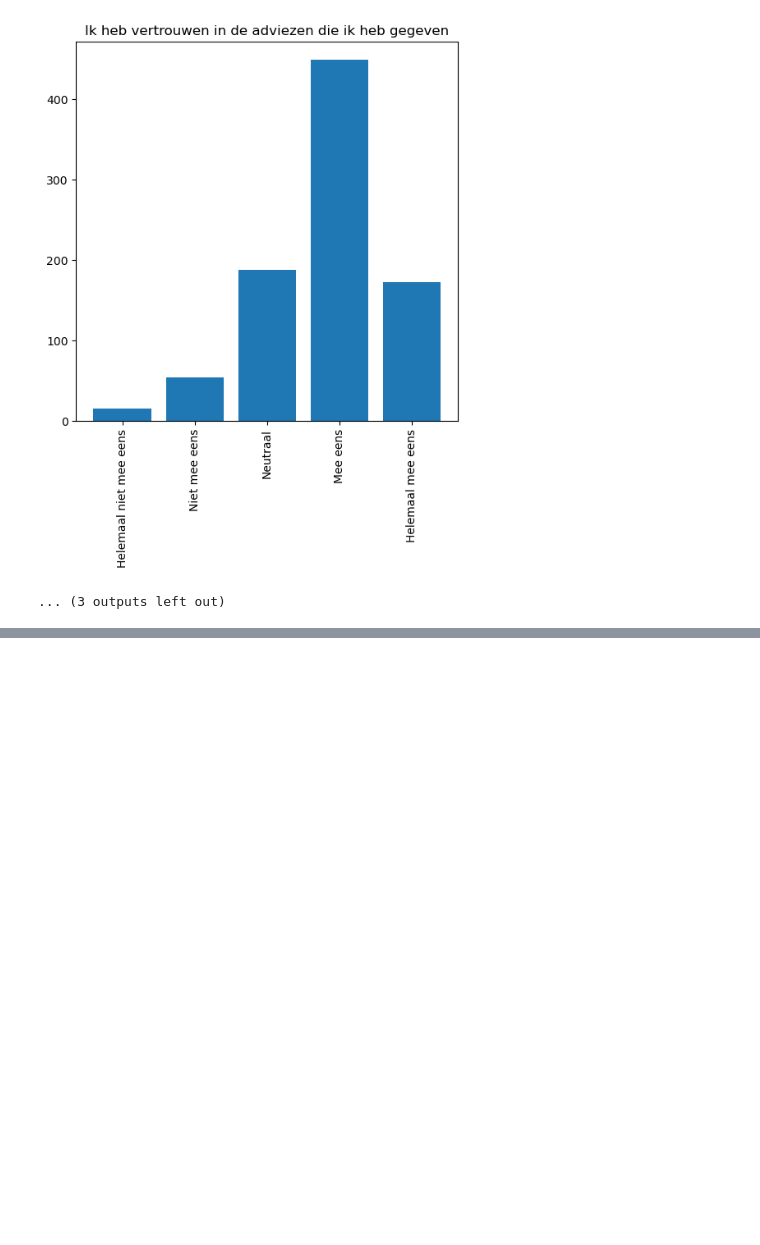
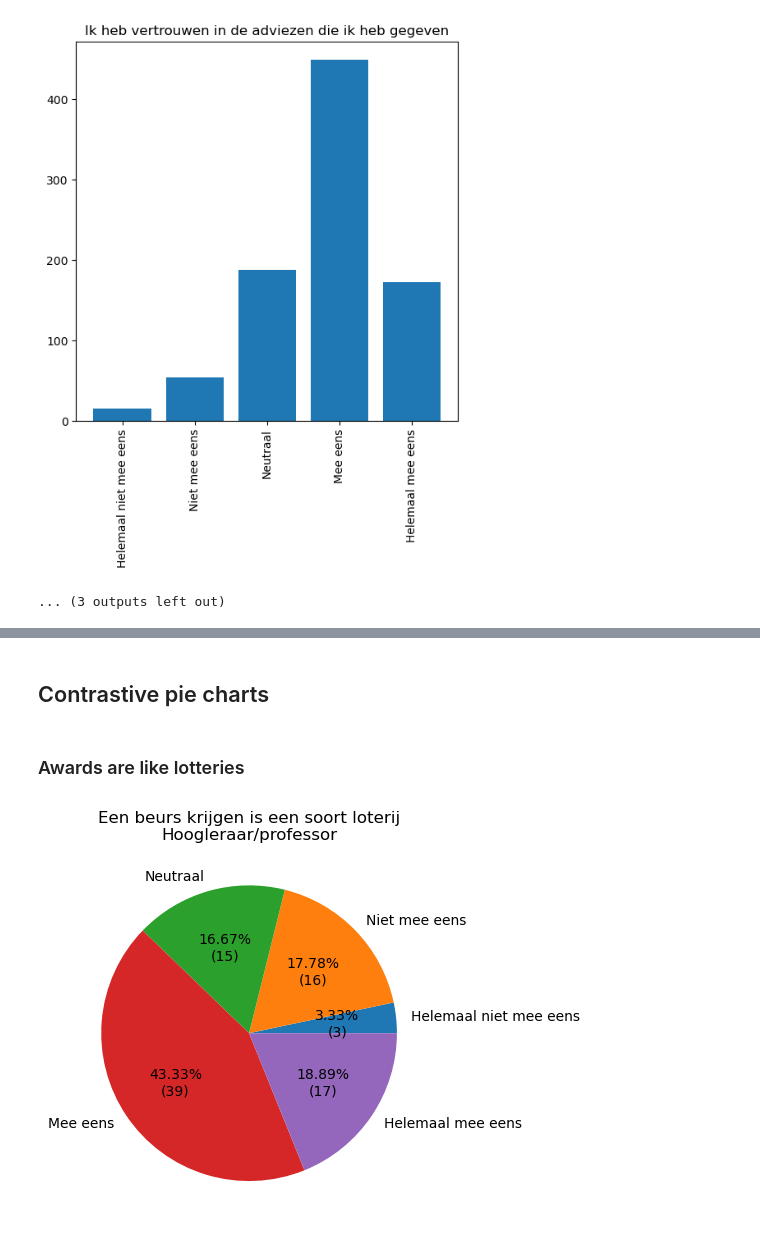
Before and after one commit to DeJongeAkademie/FundingConsultation2022, a Jupyter notebook: python/visualizations/Distribution visualization charts.ipynb, the cells around one changed output, grey strips where cells are left out. Cells and saved outputs as stored; diff of their text form; code cells hidden in the pictures; blank space fills up the shorter version.

```diff
--- a/python/visualizations/Distribution visualization charts.ipynb
+++ b/python/visualizations/Distribution visualization charts.ipynb
@@ -66,6 +73,21 @@ def format_autopct(values):
         val = int(round(pct*total/100.0))
         return '{p:.2f}%\n({v:d})'.format(p=pct,v=val)
     return autopct_formatted
+# %%
+def create_pie_chart(data_frame, variable_labels, index_interpretations, column_name, column_of_interest = '', category_of_interest = '', save_folder = '', prefix = ''):
+    if len(column_of_interest) > 0:
+        data_frame = data_frame.loc[data_frame[column_of_interest]==category_of_interest]
+
+    (labels, values, column_interpretation) = \
+      get_plotting_data(data_frame, variable_labels, index_interpretations, column_name)
+
+    plt.figure()
+    plt.pie(values, labels=labels, autopct = format_autopct(values))
+
+    if len(column_of_interest) > 0:
+        finalize_figure(category_of_interest, save_folder, column_interpretation, '%s-%s' % (column_name, category_of_interest))
+    else:
+        finalize_figure(column_interpretation, save_folder, prefix, column_name)
 # %%
 def create_bar_chart(data_frame, variable_labels, index_interpretations, column_name, save_folder = '', prefix = ''):
     (labels, values, column_interpretation) = \
@@ -163,2 +199,10 @@ for question_category in nested_questions:
 # %%
 plt.close("all")
+# %% [markdown]
+## Contrastive pie charts
+# %% [markdown]
+### Awards are like lotteries
+# %%
+create_pie_chart(consultation_data, variable_labels, index_interpretations, 'award_lottery', 'pos5', 'Hoogleraar/professor')
+# %% [output]
+[figure, added]
```
Also changed, not shown: parts of 23 cells of this notebook.
